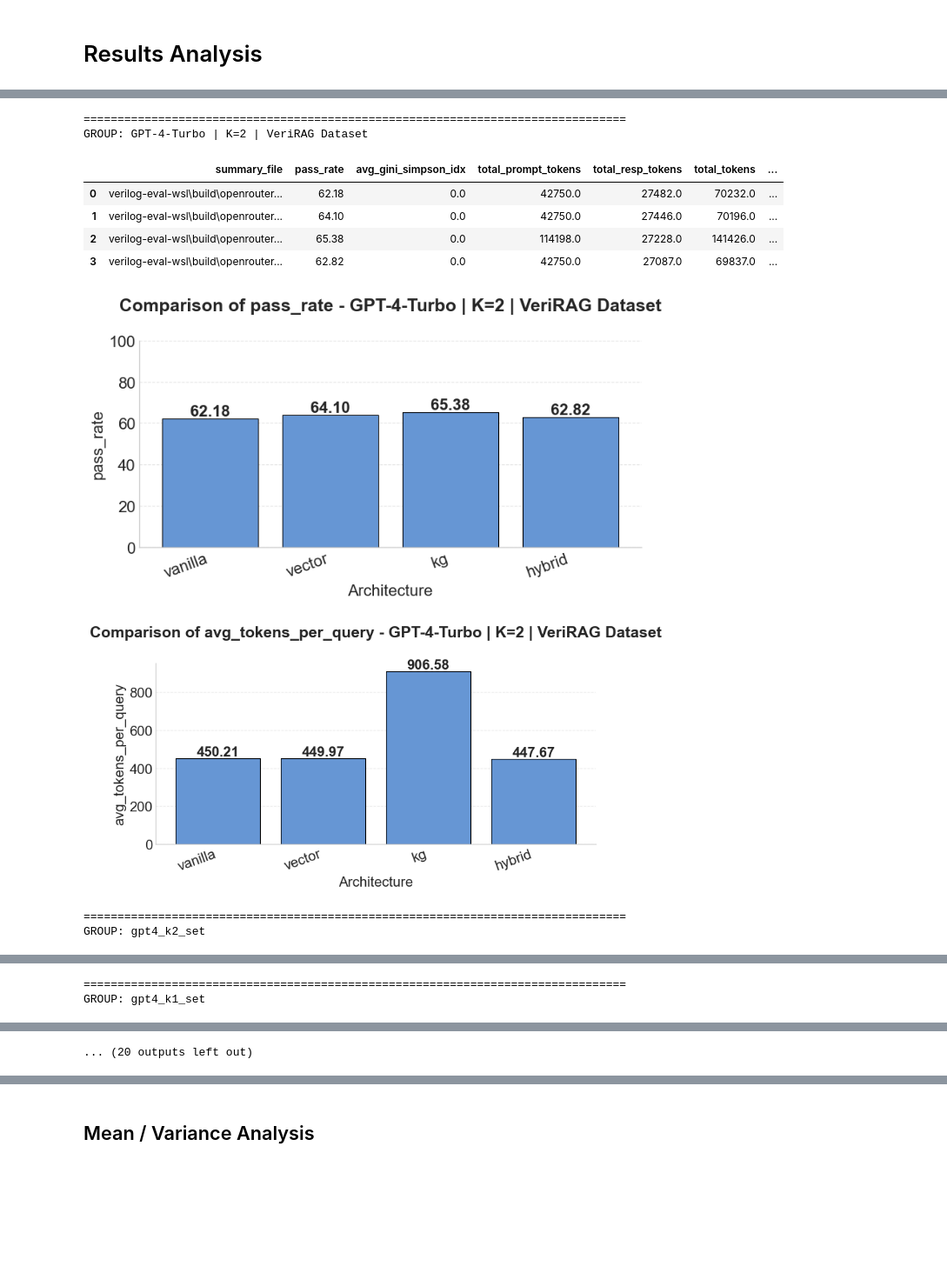
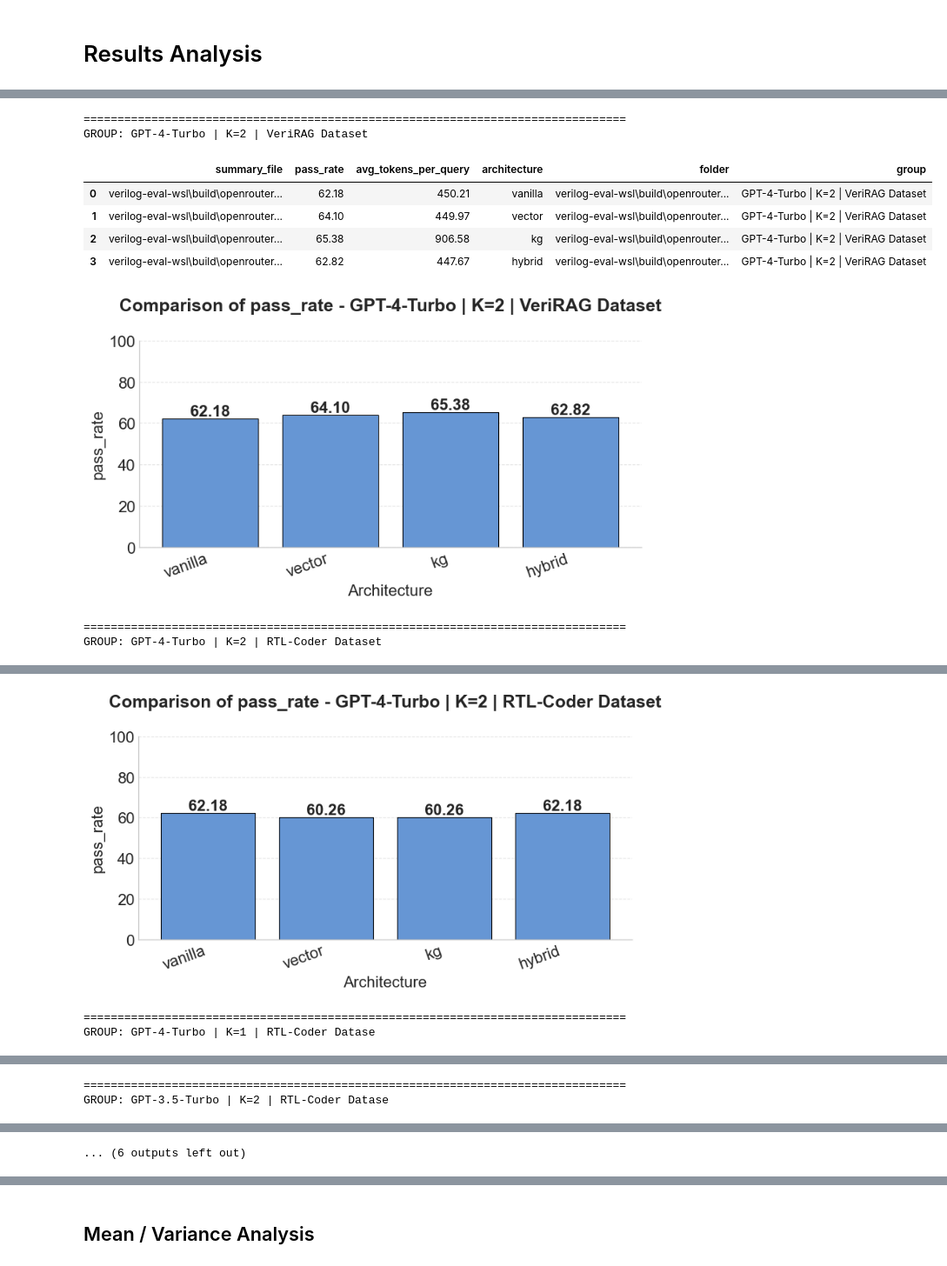
Before and after one commit to ma-carrillo/rag-for-verilog-gen, a Jupyter notebook: res_analysis.ipynb, the cells around one changed output, grey strips where cells are left out. Shown at 87% size. Drawn from its saved outputs; the diff is of its cells as text; code cells hidden in the pictures; blank space fills up the shorter version.

```diff
--- a/res_analysis.ipynb
+++ b/res_analysis.ipynb
@@ -231,48 +27,35 @@ selected_folder_groups = {
         "hybrid":  root / "build" / "openrouter-gpt4-full-hybrid-k2-d2",
     },
 
-    "gpt4_k2_set": {
+    "GPT-4-Turbo | K=2 | RTL-Coder Dataset": {
         "vanilla": root / "build" / "openrouter-gpt4-full-vanilla-k0",
         "vector":  root / "build" / "openrouter-gpt4-full-vector-k2",
         "kg":      root / "build" / "openrouter-gpt4-full-kg-k2",
         "hybrid":  root / "build" / "openrouter-gpt4-full-hybrid-k2",
     },
 
-    "gpt4_k1_set": {
+    "GPT-4-Turbo | K=1 | RTL-Coder Datase": {
         "vanilla": root / "build" / "openrouter-gpt4-full-vanilla-k0",
         "vector":  root / "build" / "openrouter-gpt4-full-vector-k1",
         "kg":      root / "build" / "openrouter-gpt4-full-kg-k1",
         "hybrid":  root / "build" / "openrouter-gpt4-full-hybrid-k1-v3",
     },
 
-    "gpt4_k2_set_d2": {
-        "vanilla": root / "build" / "openrouter-gpt4-full-vanilla-k0",
-        "vector":  root / "build" / "openrouter-gpt4-full-vector-k2-d2",
-        "kg":      root / "build" / "openrouter-gpt4-full-kg-k2-d2",
-        "hybrid":  root / "build" / "openrouter-gpt4-full-hybrid-k2-d2",
-    },
 
-        "gpt4_k2_set_d2_run2": {
-        "vanilla": root / "build" / "openrouter-gpt4-full-vanilla-run2",
-        "vector":  root / "build" / "openrouter-gpt4-full-vector-k2-run2",
-        "kg":      root / "build" / "openrouter-gpt4-full-kg-k2-d2-run2",
-        "hybrid":  root / "build" / "openrouter-gpt4-full-hybrid-k2-d2-run2",
-    },
-
-    "gpt35_k2_set": {
+    "GPT-3.5-Turbo | K=2 | RTL-Coder Datase": {
         "vanilla": root / "build" / "openrouter-gpt35-full-vanilla-k0",
         "vector":  root / "build" / "openrouter-gpt35-full-vector-k2",
         "kg":      root / "build" / "openrouter-gpt35-full-kg-k2",
         "hybrid":  root / "build" / "openrouter-gpt35-full-hybrid-k2",
     },
 
-    "gpt35_k1_set": {
+    "GPT-3.5-Turbo | K=1 | RTL-Coder Datase": {
         "vanilla": root / "build" / "openrouter-gpt35-full-vanilla-k0",
         "vector":  root / "build" / "openrouter-gpt35-full-vector-k1-v2",
         "kg":      root / "build" / "openrouter-gpt35-full-kg-k2",
         "hybrid":  root / "build" / "openrouter-gpt35-full-hybrid-k1-v2",
     },
-    "gpt35_k0_set": {
+    "GPT-3.5-Turbo | K=0 | RTL-Coder Datase": {
         "vanilla_run1": root / "build" / "openrouter-gpt35-full-vanilla-k0",
         "vanilla_run2":  root / "build" / "openrouter-gpt35-full-vanilla",
         "vanilla_run3":  root / "build" / "openrouter-gpt35-full-vanilla-run1",
@@ -287,14 +70,7 @@ selected_folder_groups = {
 
 metrics_to_extract = [
     "pass_rate",
-    "avg_gini_simpson_idx",
-    "total_prompt_tokens",
-    "total_resp_tokens",
-    "total_tokens",
-    "avg_tokens_per_prompt",
-    "avg_tokens_per_resp",
-    "avg_tokens_per_query",
-    "total_cost",
+    "avg_tokens_per_query"
 ]
 
 # =========================================================
@@ -395,47 +171,38 @@ def bar_plot_with_labels(x, y, title, ylabel, ylim=None):
 # =========================================================
 
 group_dfs = {}
 
 for group_name, folder_dict in selected_folder_groups.items():
     print("=" * 80)
     print(f"GROUP: {group_name}")
 
     df_group = read_experiment_group(group_name, folder_dict)
     group_dfs[group_name] = df_group
 
     if df_group.empty:
         continue
 
     display(df_group)
 
     # ---- pass_rate plot ----
     max_pass = df_group["pass_rate"].max(skipna=True)
     pass_ylim_top = max(100, max_pass * 1.15) if pd.notna(max_pass) else 100
 
     bar_plot_with_labels(
         df_group["architecture"],
         df_group["pass_rate"],
         f"Comparison of pass_rate - {group_name}",
         "pass_rate",
         ylim=(0, pass_ylim_top)
     )
-
-    # ---- avg_tokens_per_query plot ----
-    bar_plot_with_labels(
-        df_group["architecture"],
-        df_group["avg_tokens_per_query"],
-        f"Comparison of avg_tokens_per_query - {group_name}",
-        "avg_tokens_per_query"
-    )
 # %% [output]
 ================================================================================
 GROUP: GPT-4-Turbo | K=2 | VeriRAG Dataset
-|  | summary_file | pass_rate | avg_gini_simpson_idx | total_prompt_tokens | total_resp_tokens | total_tokens | ... |
-| 0 | verilog-eval-wsl\build\openrouter... | 62.18 | 0.0 | 42750.0 | 27482.0 | 70232.0 | ... |
-| 1 | verilog-eval-wsl\build\openrouter... | 64.10 | 0.0 | 42750.0 | 27446.0 | 70196.0 | ... |
-| 2 | verilog-eval-wsl\build\openrouter... | 65.38 | 0.0 | 114198.0 | 27228.0 | 141426.0 | ... |
-| 3 | verilog-eval-wsl\build\openrouter... | 62.82 | 0.0 | 42750.0 | 27087.0 | 69837.0 | ... |
+|  | summary_file | pass_rate | avg_tokens_per_query | architecture | folder | group |
+| 0 | verilog-eval-wsl\build\openrouter... | 62.18 | 450.21 | vanilla | verilog-eval-wsl\build\openrouter... | GPT-4-Turbo | K=2 | VeriRAG Dataset |
+| 1 | verilog-eval-wsl\build\openrouter... | 64.10 | 449.97 | vector | verilog-eval-wsl\build\openrouter... | GPT-4-Turbo | K=2 | VeriRAG Dataset |
+| 2 | verilog-eval-wsl\build\openrouter... | 65.38 | 906.58 | kg | verilog-eval-wsl\build\openrouter... | GPT-4-Turbo | K=2 | VeriRAG Dataset |
+| 3 | verilog-eval-wsl\build\openrouter... | 62.82 | 447.67 | hybrid | verilog-eval-wsl\build\openrouter... | GPT-4-Turbo | K=2 | VeriRAG Dataset |
 [figure]
-[figure, old version]
 ================================================================================
-GROUP: gpt4_k2_set
+GROUP: GPT-4-Turbo | K=2 | RTL-Coder Dataset
@@ -449,2 +214,3 @@ GROUP: gpt4_k2_set
+[figure, new version]
 ================================================================================
-GROUP: gpt4_k1_set
+GROUP: GPT-4-Turbo | K=1 | RTL-Coder Datase
@@ -458 +223,2 @@ GROUP: gpt4_k1_set
-... (20 outputs left out)
+================================================================================
+GROUP: GPT-3.5-Turbo | K=2 | RTL-Coder Datase
@@ -458,0 +231 @@ GROUP: gpt4_k1_set
+... (6 outputs left out)
```
Also changed, not shown: parts of 4 cells of this notebook, 1 other file.
